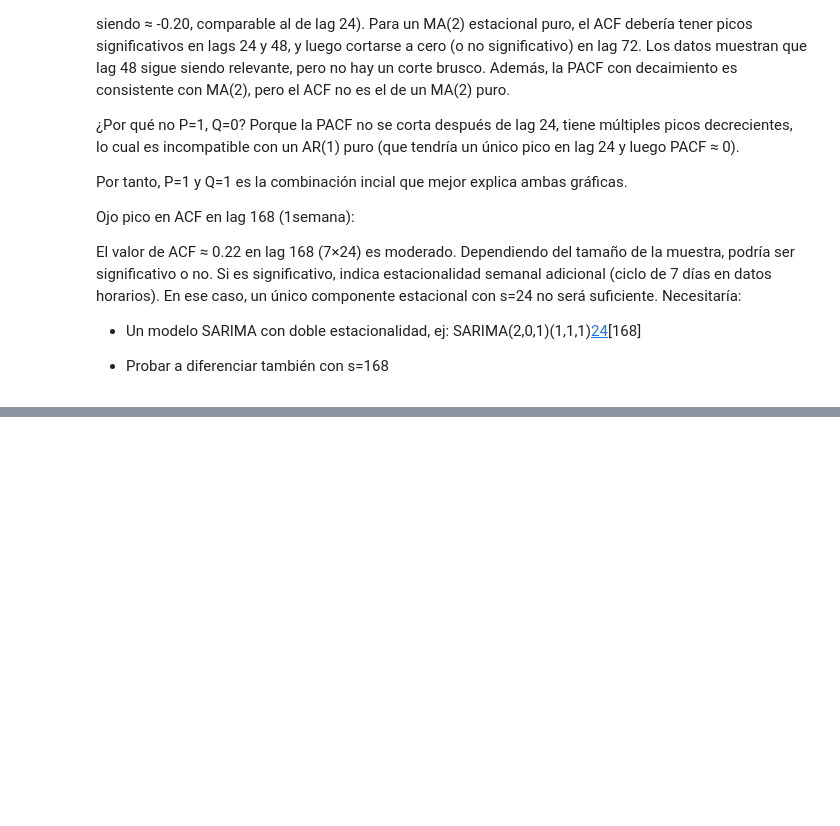
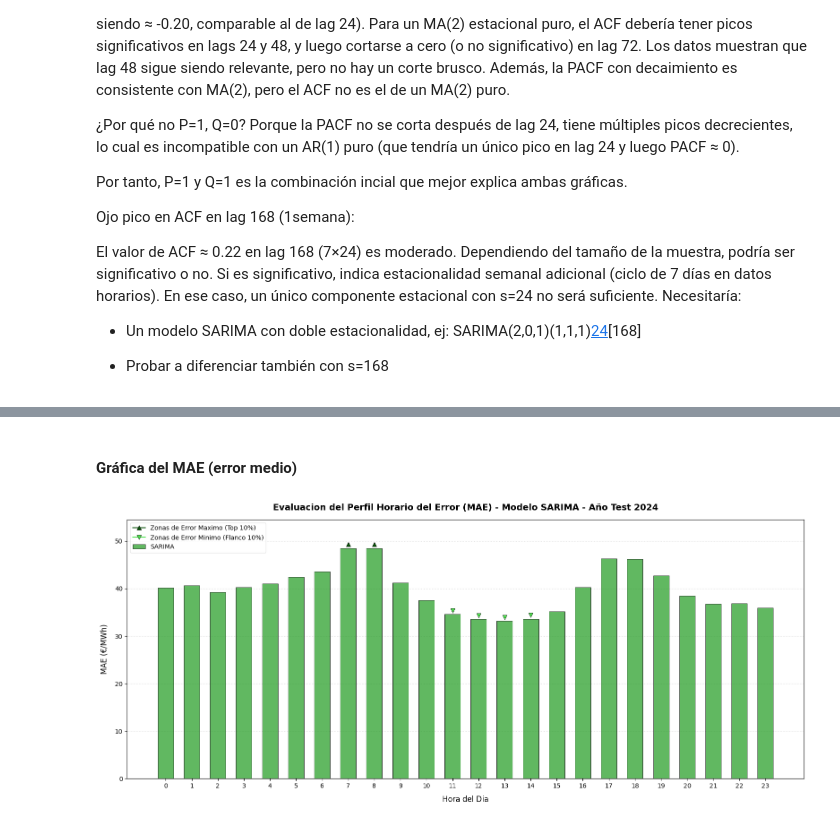
Before and after one commit to JaimeSa03/TFG_Model_Predictor, a Jupyter notebook: Experimentos/Series_Temp/SARIMA/SARIMA_predictor.ipynb, the cells around one changed output, grey strips where cells are left out. Cells and saved outputs as stored; diff of their text form; code cells hidden in the pictures; blank space fills up the shorter version.

```diff
--- a/Experimentos/Series_Temp/SARIMA/SARIMA_predictor.ipynb
+++ b/Experimentos/Series_Temp/SARIMA/SARIMA_predictor.ipynb
@@ -355,0 +422,79 @@ los residuos NO son ruido blanco (tienen estructura/autocorrelacion)
+# %% [markdown]
+#### Gráfica del MAE (error medio)
+# %%
+import numpy as np
+import matplotlib.pyplot as plt
+import pandas as pd
+from sklearn.metrics import mean_absolute_error
+
+# =======================================================================================
+# 8. ANALISIS HORARIO DEL ERROR (MODELO SARIMA - DESDE CSV)
+# =======================================================================================
+
+# 1. Carga y calculo dinamico de metricas por hora
+df_resultados_csv = pd.read_csv('predicciones_sarima_2024.csv', index_col=0, parse_dates=True)
+mae_sarima = df_resultados_csv.groupby('hour').apply(lambda x: mean_absolute_error(x['Precio_Real'], x['Prediccion_SARIMA']))
+
+fig, ax = plt.subplots(figsize=(16, 7))
+
+horas = np.arange(24)
+ancho_barra = 0.6
+
+# 2. Dibujo de las barras
+barras_sarima = ax.bar(horas, mae_sarima, width=ancho_barra, label='SARIMA', color='#2ca02c', alpha=0.75, edgecolor='black', linewidth=0.7)
+
+# ---------------------------------------------------------------------------------------
+# IDENTIFICACION Y MARCADO DE ERRORES MAXIMOS Y MINIMOS
+# ---------------------------------------------------------------------------------------
+max_val = mae_sarima.max()
+min_val = mae_sarima.min()
+rango_total = max_val - min_val
+
+limite_alto = max_val - (0.10 * rango_total)
+limite_bajo = min_val + (0.10 * rango_total)
+
+legend_max_added = False
+legend_min_added = False
+
+for hora in horas:
+    valor_mae = mae_sarima[hora]
+    posicion_x = hora
+
+    # Caso A: Errores maximos o en el 10% superior (Flecha hacia arriba '^')
+    if valor_mae >= limite_alto:
+        label_text = 'Zonas de Error Maximo (Top 10%)' if not legend_max_added else ""
+        ax.plot(posicion_x, valor_mae + 0.8, marker='^', color='#0b520b',
+                markersize=7, markeredgecolor='black', markeredgewidth=0.5, label=label_text)
+        legend_max_added = True
+
+    # Caso B: Errores minimos o en el 10% inferior (Flecha hacia abajo 'v')
+    elif valor_mae <= limite_bajo:
+        label_text = 'Zonas de Error Minimo (Flanco 10%)' if not legend_min_added else ""
+        ax.plot(posicion_x, valor_mae + 0.8, marker='v', color='#4ee04e',
+                markersize=7, markeredgecolor='black', markeredgewidth=0.5, label=label_text)
+        legend_min_added = True
+
+# ---------------------------------------------------------------------------------------
+# DISEÑO, FORMATO Y REJILLA
+# ---------------------------------------------------------------------------------------
+ax.set_title('Evaluacion del Perfil Horario del Error (MAE) - Modelo SARIMA - Año Test 2024', fontsize=14, fontweight='bold', pad=15)
+ax.set_xlabel('Hora del Dia', fontsize=12, labelpad=10)
+ax.set_ylabel('MAE (€/MWh)', fontsize=12, labelpad=10)
+ax.set_xticks(horas)
+
+ax.set_axisbelow(True)
+ax.grid(axis='y', linestyle=':', alpha=0.6)
+
+# Leyenda unificada a la izquierda
+ax.legend(loc='upper left', fontsize=10, frameon=True, facecolor='white', edgecolor='#e0e0e0')
+
+# Limites del eje Y holgados para que no se solape con la leyenda
+ax.set_ylim(0, mae_sarima.max() + 6)
+
+plt.tight_layout()
+
+# Guardado automatico
+plt.savefig('grafico_error_horario_sarima_2024.png', dpi=300)
+plt.show()
+# %% [output]
+[figure, added]
```
Also changed, not shown: parts of 16 cells of this notebook, 41 other files.
